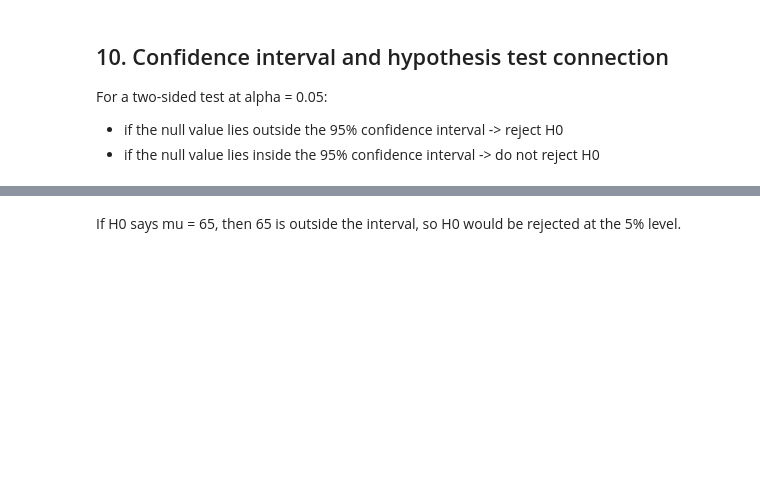
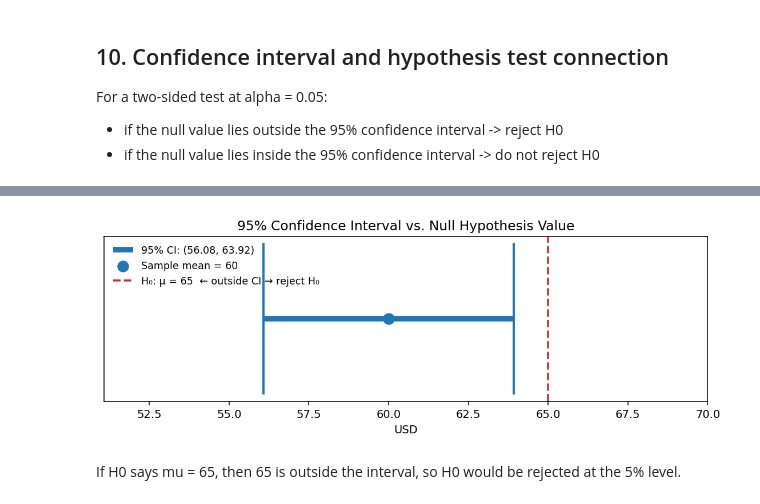
Before and after one commit to Iegor-Vy/Sogang_2025, a Jupyter notebook: 2026/Spring/Statistics for International Commerce/Week_9/week9_hypothesis_testing_illustration.ipynb, the cells around one changed output, grey strips where cells are left out. Drawn from its saved outputs; the diff is of its cells as text; code cells hidden in the pictures; blank space fills up the shorter version.

```diff
--- a/2026/Spring/Statistics for International Commerce/Week_9/week9_hypothesis_testing_illustration.ipynb
+++ b/2026/Spring/Statistics for International Commerce/Week_9/week9_hypothesis_testing_illustration.ipynb
@@ -202,3 +226,30 @@ lower, upper
+# %%
+mu0 = 65  # null hypothesis value
+
+fig, ax = plt.subplots(figsize=(8, 3))
+
+# 95% confidence interval bar
+ax.plot([lower, upper], [0, 0], color="#1f77b4", linewidth=5, solid_capstyle="butt",
+        label=f"95% CI: ({lower:.2f}, {upper:.2f})")
+ax.plot([lower, lower], [-0.05, 0.05], color="#1f77b4", linewidth=2)
+ax.plot([upper, upper], [-0.05, 0.05], color="#1f77b4", linewidth=2)
+
+# Sample mean
+ax.scatter([xbar], [0], color="#1f77b4", zorder=5, s=90, label=f"Sample mean = {xbar}")
+
+# Null value — outside CI
+ax.axvline(mu0, color="#d62728", linestyle="--", linewidth=1.8,
+           label=f"H₀: μ = {mu0}  ← outside CI → reject H₀")
+
+ax.set_yticks([])
+ax.set_xlabel("USD")
+ax.set_title("95% Confidence Interval vs. Null Hypothesis Value")
+ax.legend(frameon=False, loc="upper left", fontsize=9)
+ax.set_xlim(lower - 5, mu0 + 5)
+plt.tight_layout()
+plt.show()
+# %% [output]
+[figure, added]
 # %% [markdown]
 If H0 says mu = 65, then 65 is outside the interval, so H0 would be rejected at the 5% level.
 # %% [markdown]
```
Also changed, not shown: parts of 10 cells of this notebook, 1 other file.
